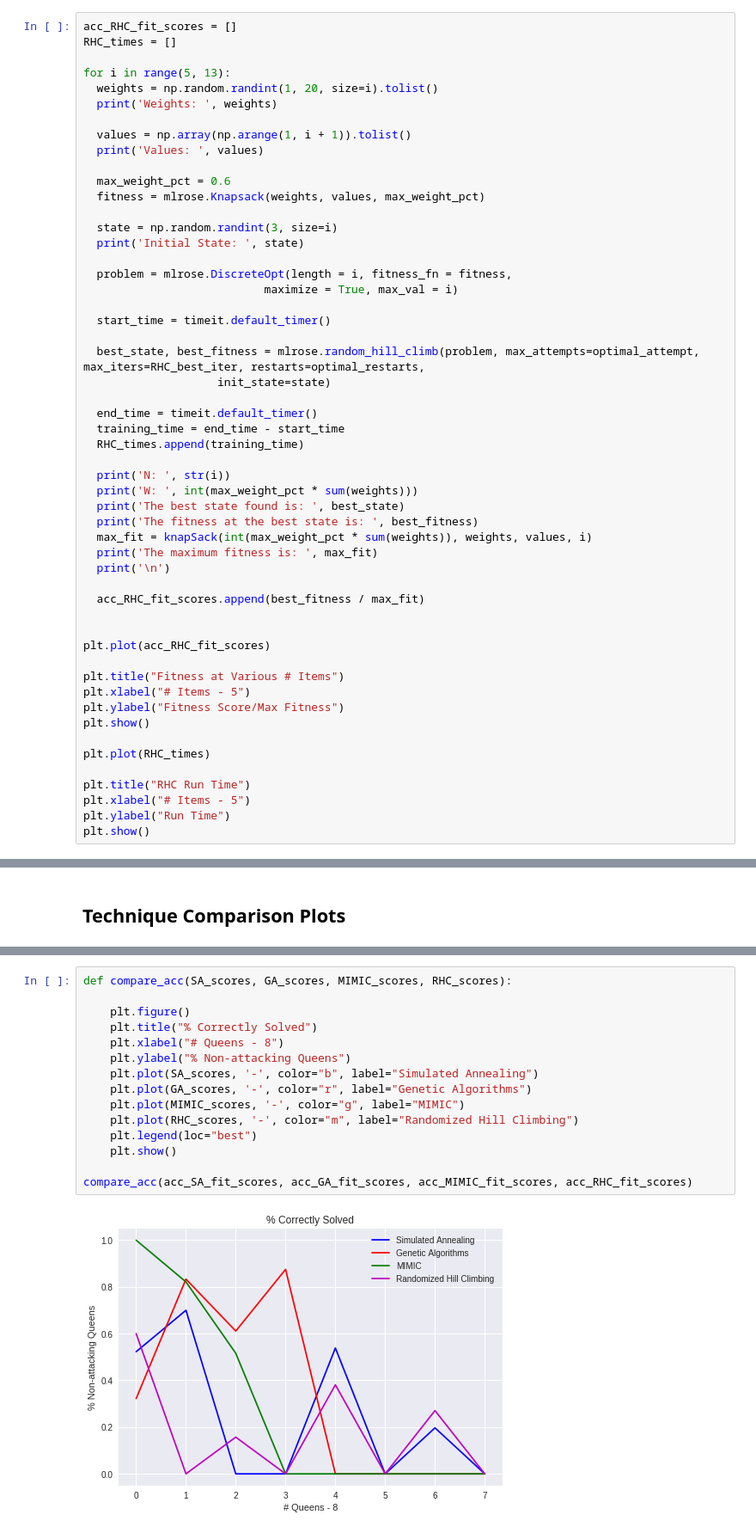
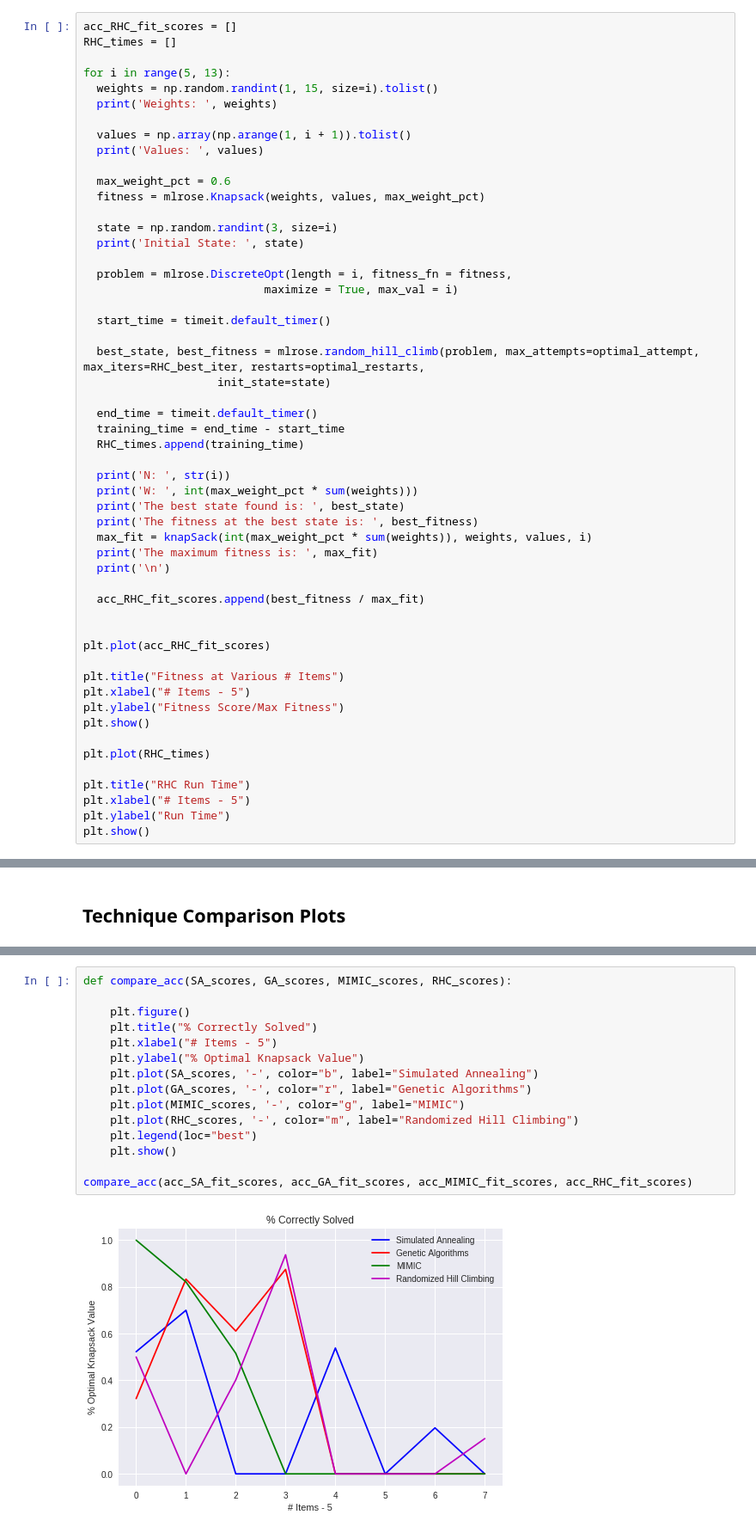
Before and after one commit to tuanyuan2008/cs4641, a Jupyter notebook: randomized-optimization/Knapsack.ipynb, the cells around one changed output, grey strips where cells are left out. Shown at 86% size. Cells and saved outputs as stored; diff of their text form.

```diff
--- a/randomized-optimization/Knapsack.ipynb
+++ b/randomized-optimization/Knapsack.ipynb
@@ -904,7 +904,7 @@ acc_RHC_fit_scores = []
 RHC_times = []
 
 for i in range(5, 13):
-  weights = np.random.randint(1, 20, size=i).tolist()
+  weights = np.random.randint(1, 15, size=i).tolist()
   print('Weights: ', weights)
 
   values = np.array(np.arange(1, i + 1)).tolist()
@@ -995,17 +995,17 @@ compare_time(SA_times, GA_times, MIMIC_times, RHC_times)
 # %%
 def compare_acc(SA_scores, GA_scores, MIMIC_scores, RHC_scores):
 
     plt.figure()
     plt.title("% Correctly Solved")
-    plt.xlabel("# Queens - 8")
-    plt.ylabel("% Non-attacking Queens")
+    plt.xlabel("# Items - 5")
+    plt.ylabel("% Optimal Knapsack Value")
     plt.plot(SA_scores, '-', color="b", label="Simulated Annealing")
     plt.plot(GA_scores, '-', color="r", label="Genetic Algorithms")
     plt.plot(MIMIC_scores, '-', color="g", label="MIMIC")
     plt.plot(RHC_scores, '-', color="m", label="Randomized Hill Climbing")
     plt.legend(loc="best")
     plt.show()
 
 compare_acc(acc_SA_fit_scores, acc_GA_fit_scores, acc_MIMIC_fit_scores, acc_RHC_fit_scores)
 # %% [output]
-[figure, old version]
+[figure, new version]
```
Also changed, not shown: parts of 3 cells of this notebook.
